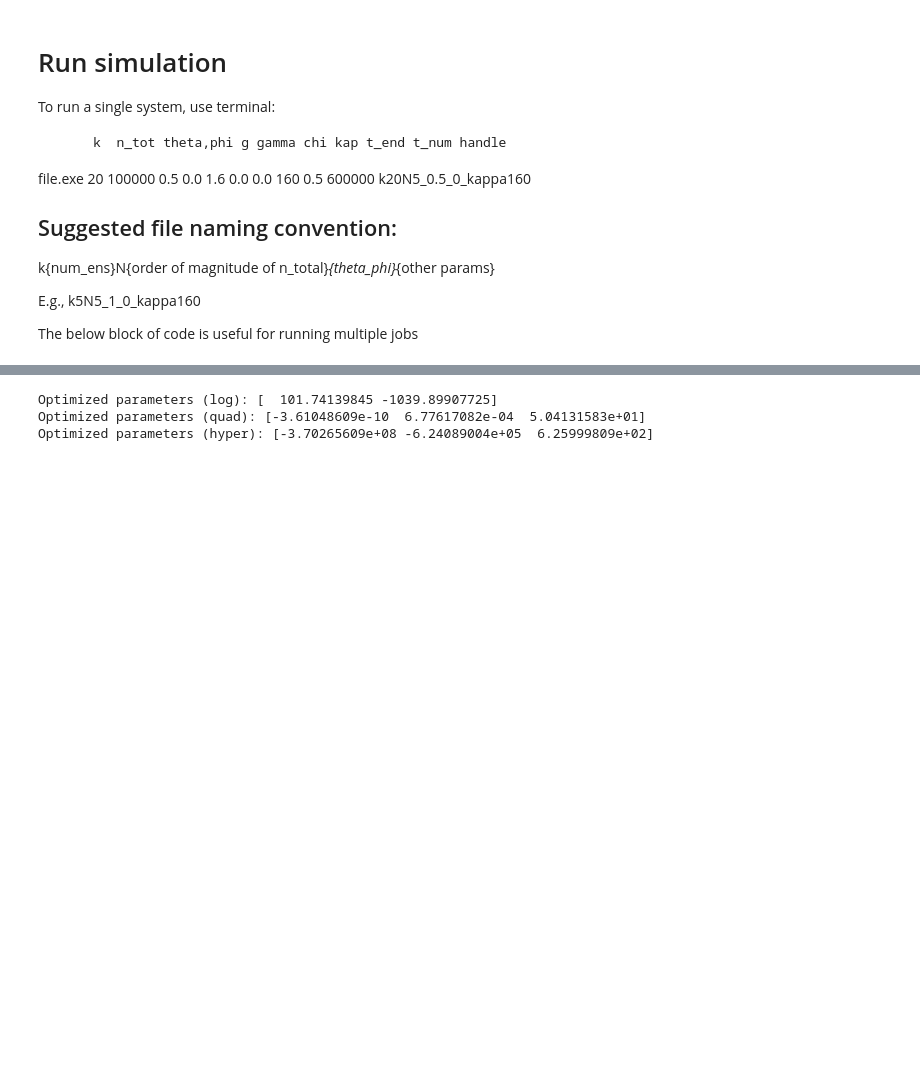
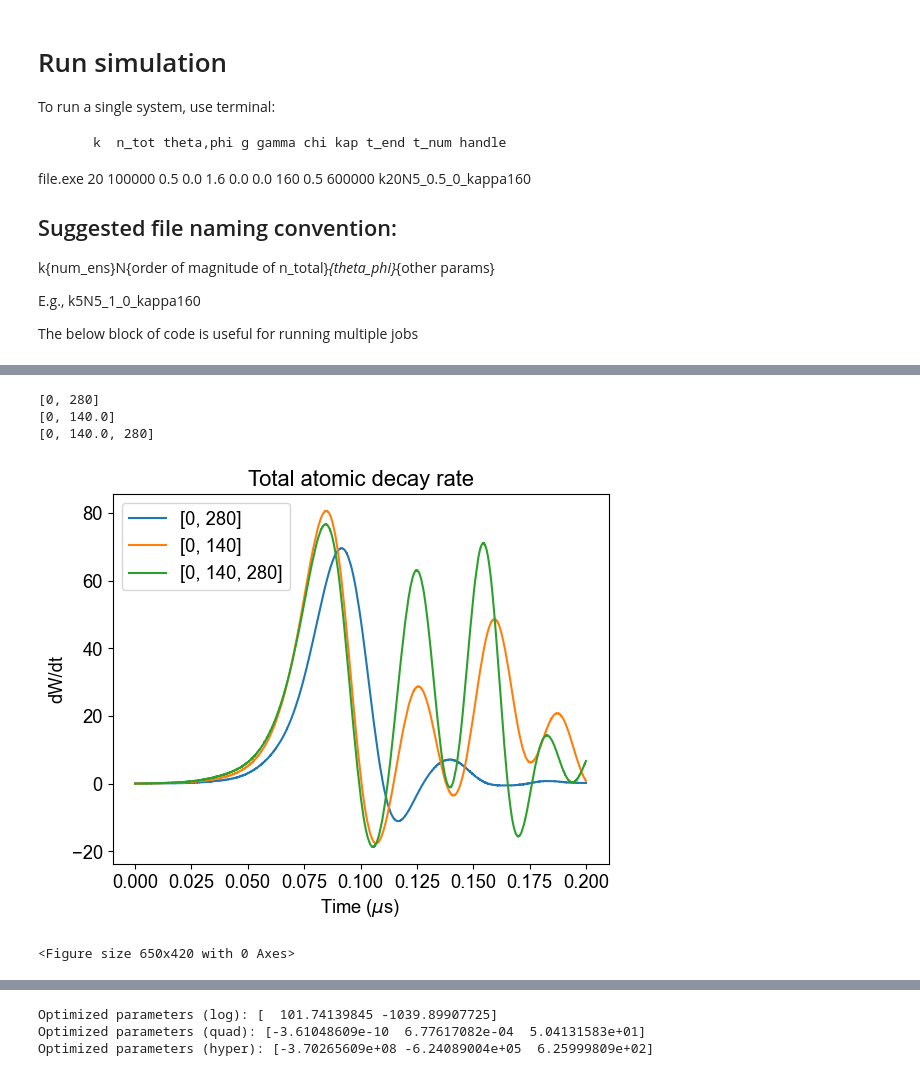
Before and after one commit to VodkaSin/Cuda_C_spin_sync, a Jupyter notebook: CUDA_code/cuda_run-fixed-head (1).ipynb, the cells around one changed output, grey strips where cells are left out. Cells and saved outputs as stored; diff of their text form; code cells hidden in the pictures; blank space fills up the shorter version.

```diff
--- a/CUDA_code/cuda_run-fixed-head (1).ipynb
+++ b/CUDA_code/cuda_run-fixed-head (1).ipynb
@@ -52,0 +107,28 @@ The below block of code is useful for running multiple jobs
+# %%
+plot_good = 0 # Change to 1 once sure the result is good
+results = [utils.read_results(handle) for handle in handle_list]
+sz_list = [results[i][1] for i in range(len(handle_list))]
+dt = results[0][0][-1]/np.size(results[0][0])
+plt.rcParams.update({'font.size': 13.2})
+plt.rcParams["font.family"] = "Arial"
+from matplotlib import rc
+fig = plt.figure()
+ax = fig.subplots(1, 1)
+plt.figure(figsize=(6.5,4.2))
+ax.set_title("Total atomic decay rate")
+ax.set_ylabel(r"dW/dt")
+ax.set_xlabel(r"Time ($\mu$s)")
+for i in [0,1,3]:
+    W = utils.Wt(results[i][1])
+    I = -utils.diffentiate(dt, W)
+    print(detunings[i])
+    ax.plot(results[0][0][:-1], I, label=[int(k) for k in detunings[i]])
+    # ax.set_yscale('log')
+ax.legend()
+plt.savefig(f"test2_dwdt_{plot_good}", dpi=300)
+# %% [output]
+[0, 280]
+[0, 140.0]
+[0, 140.0, 280]
+[figure, added]
+<Figure size 650x420 with 0 Axes>
```
Also changed, not shown: parts of 14 cells of this notebook, 3 other files.
